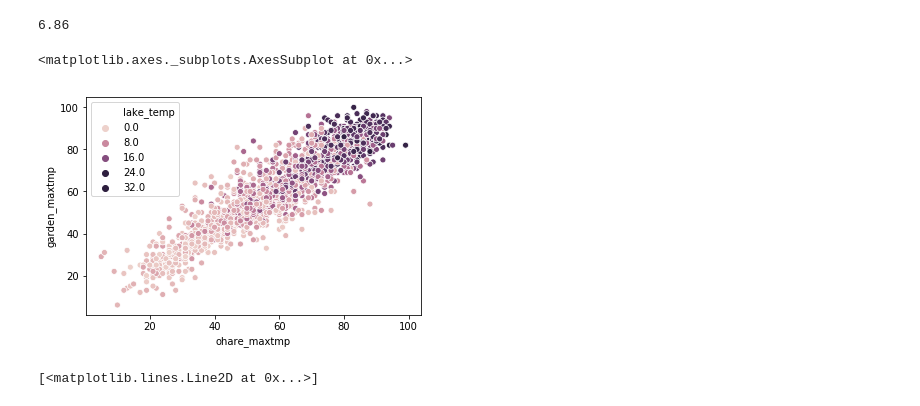
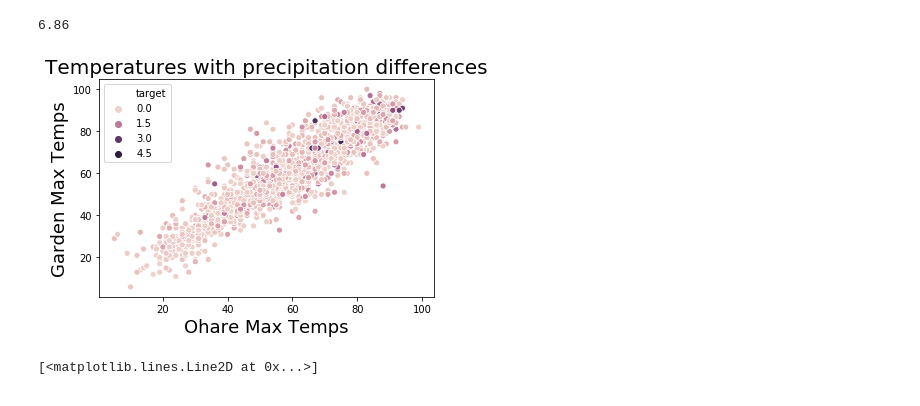
Before and after one commit to BlakeWallace/Lake_Michigan_Influences, a Jupyter notebook: 4_EDA_and_analysis_of_everything.ipynb, the cells around one changed output. Drawn from its saved outputs; the diff is of its cells as text; code cells hidden in the pictures.

```diff
--- a/4_EDA_and_analysis_of_everything.ipynb
+++ b/4_EDA_and_analysis_of_everything.ipynb
@@ -950,11 +950,13 @@ dtype: object
 cross_reference.PRCP.max()
 # %% [output]
 6.86
-# %%
-sns.scatterplot(data.ohare_maxtmp, data.garden_maxtmp, data.lake_temp)
-# %% [output]
-<matplotlib.axes._subplots.AxesSubplot at 0x...>
-[figure, removed]
+# %%
+sns.scatterplot(data.ohare_maxtmp, data.garden_maxtmp, data.target);
+plt.xlabel('Ohare Max Temps', size=18);
+plt.ylabel('Garden Max Temps', size=18);
+plt.title('Temperatures with precipitation differences', size=20);
+# %% [output]
+[figure, added]
 # %%
 plt.plot(data.target)
 # %% [output]
```
Also changed, not shown: parts of 7 cells of this notebook, 19 other files.
